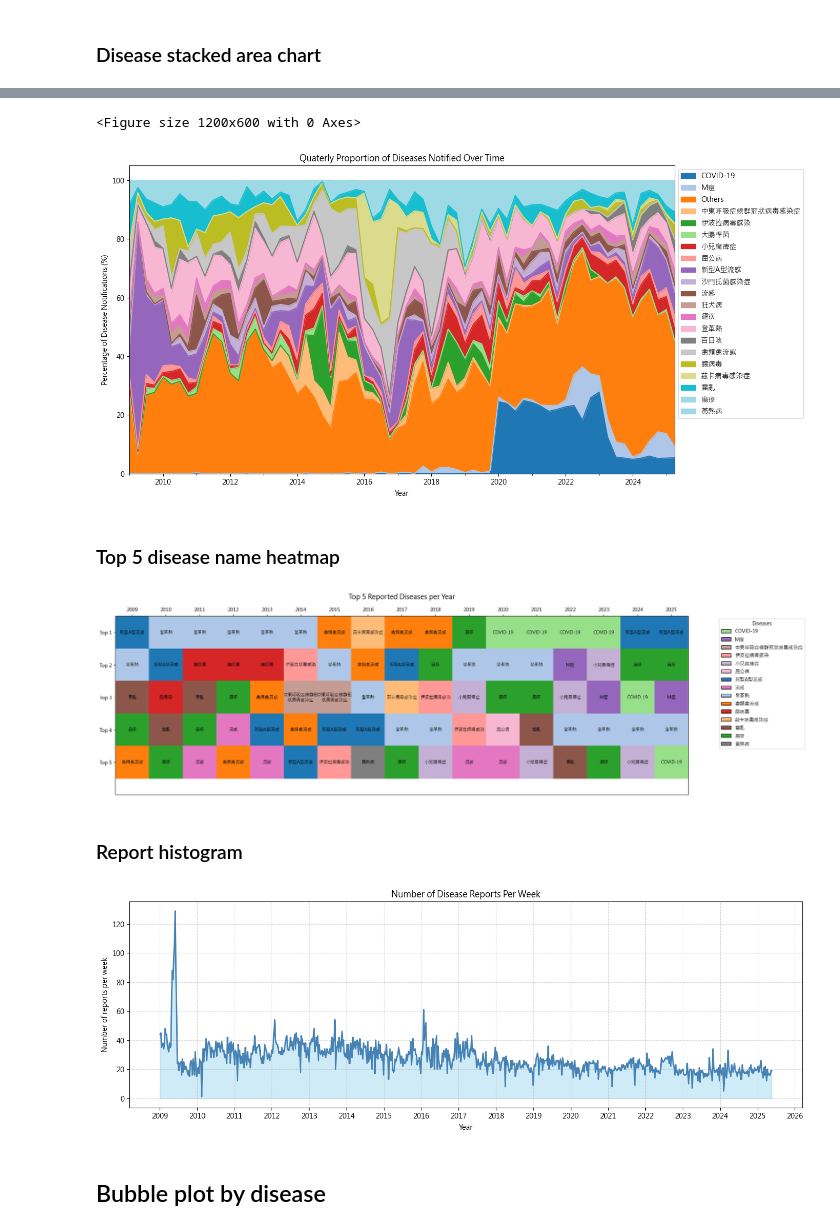
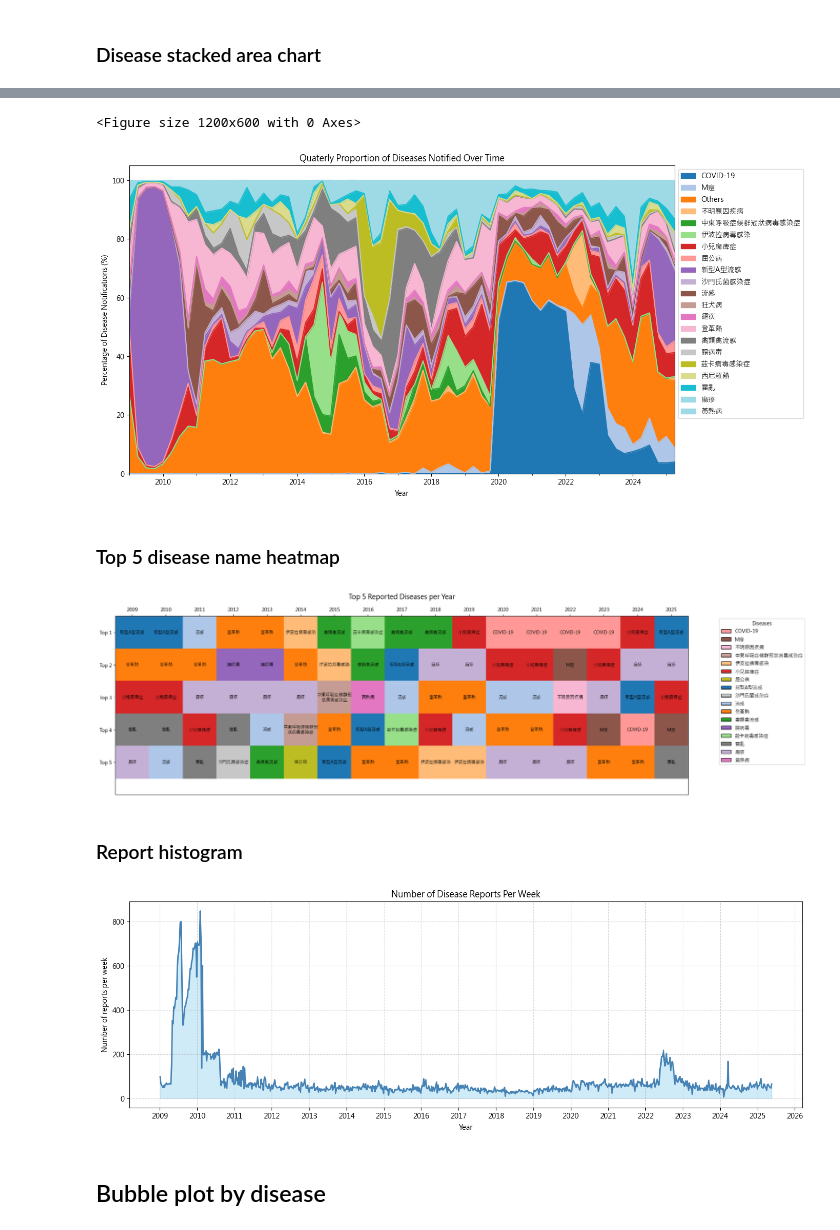
Before and after one commit to haokaitseng/cdc_eic_daily_news, a Jupyter notebook: 00_data_cleaning.ipynb, the cells around one changed output, grey strips where cells are left out. Cells and saved outputs as stored; diff of their text form; code cells hidden in the pictures.

Commit message:
country_disease

```diff
--- a/00_data_cleaning.ipynb
+++ b/00_data_cleaning.ipynb
@@ -447,8 +447,10 @@ dict_disease_name_mapping = { #multiple diseases are splitted by /
     #呼吸道傳染病
 }
 
-df_raw['disease_name'] = df_raw['headline_disease'].map(dict_disease_name_mapping).fillna(df_raw['headline_disease'])
+df_raw['disease_name_unlist'] = df_raw['headline_disease'].map(dict_disease_name_mapping).fillna(df_raw['headline_disease'])
 
+df_raw['disease_name'] = df_raw['disease_name_unlist'].apply(
+    lambda x: [d.strip() for d in str(x).split('/')] if pd.notna(x) else None)
 
 print(df_raw['disease_name'].value_counts().reset_index().head(50))
 # print((df_raw['disease_name'].dropna().unique()))
@@ -472,0 +477,23 @@ print(df_raw['disease_name'].value_counts().reset_index().head(50))
+# %%
+# selecting meaningful variables
+df_temp = df_raw[["date","country_iso3","disease_name","description"]].copy()
+
+df_expanded = df_temp.explode('country_iso3').reset_index(drop=True)
+
+# Mapping back a eng and mandarin full names - must be done after exploding iso3
+country_name_map_zh = dict(zip(country_mapping['ISO3166-1三位代碼'], country_mapping['監測國家/區域']))
+country_name_map_en = dict(zip(country_mapping['ISO3166-1三位代碼'], country_mapping['監測國家/區域(英文)']))
+
+df_expanded['country_name_zh'] = df_expanded['country_iso3'].map(country_name_map_zh)
+df_expanded['country_name_en'] = df_expanded['country_iso3'].map(country_name_map_en)
+
+df = df_expanded.explode('disease_name').reset_index(drop=True)
+
+# a comnbined column: country with disease
+df['country_disease'] = df.apply(
+    lambda row: f"{row['country_name_zh']}_{row['disease_name']}" # combined with "_"
+    if pd.notna(row['country_name_zh']) and pd.notna(row['disease_name'])
+    else None,
+    axis=1)
+
+print(df.head(15))
@@ -473,10 +518,11 @@ print(df_raw['disease_name'].value_counts().reset_index().head(50))
 # %% [markdown]
 ### List of top n diseases
 # %%
-list_common_diseases = df_raw['disease_name'].value_counts().head(20).index
+list_common_diseases = df['disease_name'].value_counts().head(20).index
+
 print(list_common_diseases)
 
-df_common = df_raw[df_raw['disease_name'].isin(list_common_diseases)].copy()
+df_common = df[df['disease_name'].isin(list_common_diseases)].copy()
 
 #print(df_common)
 
@@ -499,7 +565,7 @@ plt.rcParams['font.family'] = 'Microsoft JhengHei'
 plt.rcParams['axes.unicode_minus'] = False
 
 # 🟢 Step 1: Categorize diseases not in list_common_diseases as 'other'
-df_plot = df_raw.copy()
+df_plot = df.copy()
 df_plot['disease_grouped'] = df_plot['disease_name'].apply(
     lambda x: x if x in list_common_diseases else 'Others'
 )
@@ -530,7 +596,7 @@ plt.tight_layout()
 plt.show()
 # %% [output]
 <Figure size 1200x600 with 0 Axes>
-[figure, old version]
+[figure, new version]
 # %% [markdown]
 ### Top 5 disease name heatmap
 # %%
@@ -541,7 +607,7 @@ import pandas as pd
 from matplotlib.patches import Patch
 import textwrap
 # 🟢 Step 1–4: Same as before
-df_plot = df_raw[df_raw['disease_name'].isin(list_common_diseases)].copy()
+df_plot = df[df['disease_name'].isin(list_common_diseases)].copy()
 df_plot['year'] = df_plot['date'].dt.year
 
 df_counts = (
@@ -582,34 +648,34 @@ ax.set_ylim(-0.5, 5)
 for col, year in enumerate(years):
     for row in range(5):
         disease = disease_table.iloc[row, col]
         color = color_map.get(disease, 'lightgray')
         ax.add_patch(plt.Rectangle((col, 4 - row), 1, 1, color=color, edgecolor='black'))
         wrapped = "\n".join(textwrap.wrap(disease, width=8)) if disease else ''
         ax.text(col + 0.5, 4 - row + 0.5, wrapped,
                 ha='center', va='center', fontsize=9, color='black')
 
 # 🟢 Step 6: Top X-axis for years
 ax.set_xticks([i + 0.5 for i in range(len(years))])
 ax.set_xticklabels([str(year) for year in years], rotation=0, fontsize=10)
 ax.xaxis.set_label_position('top')  # move x-axis label to top
 ax.xaxis.tick_top()
 
 # 🟢 Step 6.5: Left Y-axis for "Top 1" to "Top 5"
 ax.set_yticks([i + 0.5 for i in range(5)])
 ax.set_yticklabels([f"Top {i+1}" for i in range(5)][::-1], fontsize=10)
 
 # 🟢 Step 7: Legend
 legend_elements = [
     Patch(facecolor=color_map[d], edgecolor='black', label=d)
     for d in sorted(color_map) if d is not None
 ]
 plt.legend(handles=legend_elements, bbox_to_anchor=(1.05, 1), loc='upper left', title="Diseases")
 
 plt.title("Top 5 Reported Diseases per Year", fontsize=14, y=1.08)
 plt.tight_layout()
 plt.show()
 # %% [output]
-[figure, old version]
+[figure, new version]
 # %% [markdown]
 ### Report histogram
 # %%
@@ -618,13 +684,13 @@ import matplotlib.pyplot as plt
 import matplotlib.dates as mdates
 
 # 🟢 Step 1: Ensure the 'date' column is in datetime format
-df_raw['date'] = pd.to_datetime(df_raw['date'])
+df['date'] = pd.to_datetime(df['date'])
 
 # 🟢 Step 2: Create a new 'week' column that represents the start of each week
-df_raw['week'] = df_raw['date'].dt.to_period('W').apply(lambda r: r.start_time)
+df['week'] = df['date'].dt.to_period('W').apply(lambda r: r.start_time)
 
 # 🟢 Step 3: Group by week and count number of reports per week
-df_weekly_counts = df_raw.groupby('week').size().reset_index(name='count')
+df_weekly_counts = df.groupby('week').size().reset_index(name='count')
 
 # 🟢 Step 4: Plot the weekly report count as a bar chart
 plt.figure(figsize=(14, 5))
@@ -648,7 +714,7 @@ plt.grid(True, linestyle='--', alpha=0.5)
 plt.tight_layout()
 plt.show()
 # %% [output]
-[figure, old version]
+[figure, new version]
 # %% [markdown]
 ## Bubble plot by disease
 # %%
```
Also changed, not shown: parts of 14 cells of this notebook.
